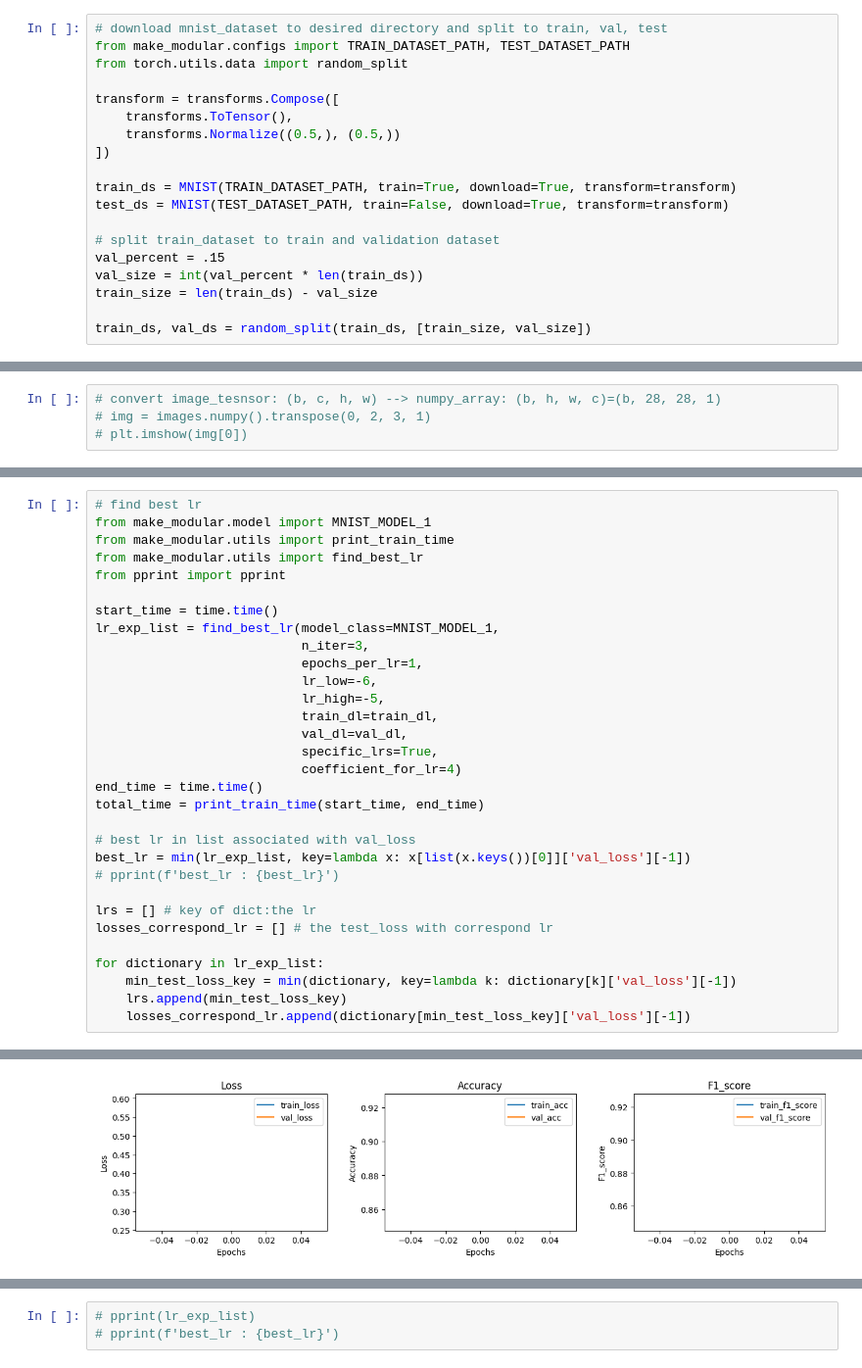
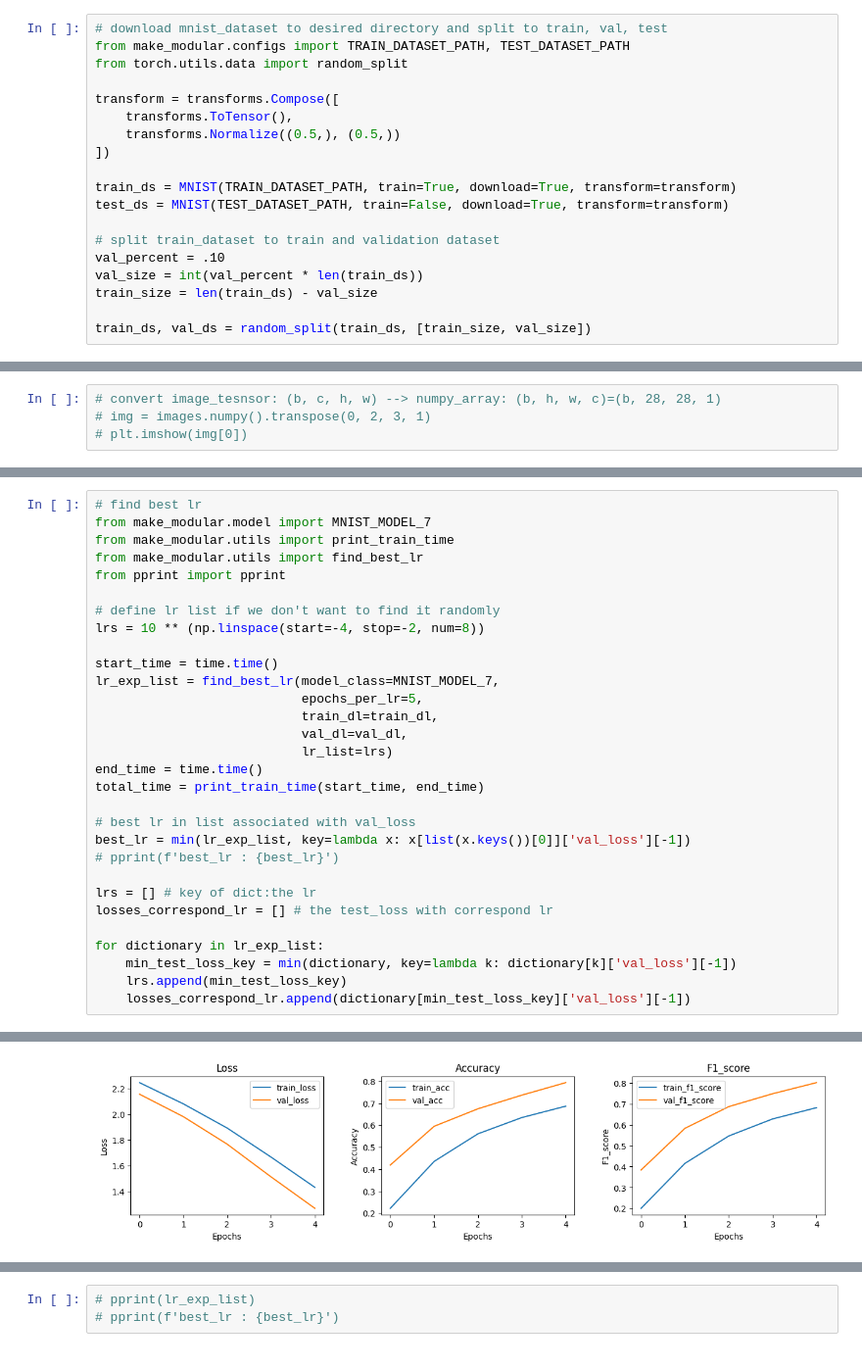
Before and after one commit to hosseinkh79/Prob_2, a Jupyter notebook: mnist.ipynb, the cells around one changed output, grey strips where cells are left out. Shown at 98% size. Cells and saved outputs as stored; diff of their text form.

```diff
--- a/mnist.ipynb
+++ b/mnist.ipynb
@@ -25,7 +26,7 @@ train_ds = MNIST(TRAIN_DATASET_PATH, train=True, download=True, transform=transf
 test_ds = MNIST(TEST_DATASET_PATH, train=False, download=True, transform=transform)
 
 # split train_dataset to train and validation dataset
-val_percent = .15
+val_percent = .10
 val_size = int(val_percent * len(train_ds))
 train_size = len(train_ds) - val_size
 
@@ -56,20 +66,19 @@ from make_modular.utils import show_images
 # %%
 # find best lr
-from make_modular.model import MNIST_MODEL_1
+from make_modular.model import MNIST_MODEL_7
 from make_modular.utils import print_train_time
 from make_modular.utils import find_best_lr
 from pprint import pprint
 
+# define lr list if we don't want to find it randomly
+lrs = 10 ** (np.linspace(start=-4, stop=-2, num=8))
+
 start_time = time.time()
-lr_exp_list = find_best_lr(model_class=MNIST_MODEL_1,
-                           n_iter=3,
-                           epochs_per_lr=1,
-                           lr_low=-6,
-                           lr_high=-5,
+lr_exp_list = find_best_lr(model_class=MNIST_MODEL_7,
+                           epochs_per_lr=5,
                            train_dl=train_dl,
                            val_dl=val_dl,
-                           specific_lrs=True,
-                           coefficient_for_lr=4)
+                           lr_list=lrs)
 end_time = time.time()
 total_time = print_train_time(start_time, end_time)
 
@@ -94,2 +113,2 @@ epoch 1/1 | train_loss:0.60 | val_loss:0.26 | train_f1_score:0.849 | val_f1_scor
-[figure, old version]
+[figure, new version]
 ------------------------------------------------------------------------------------------------------------------------
```
Also changed, not shown: parts of 16 cells of this notebook, 4 other files.
